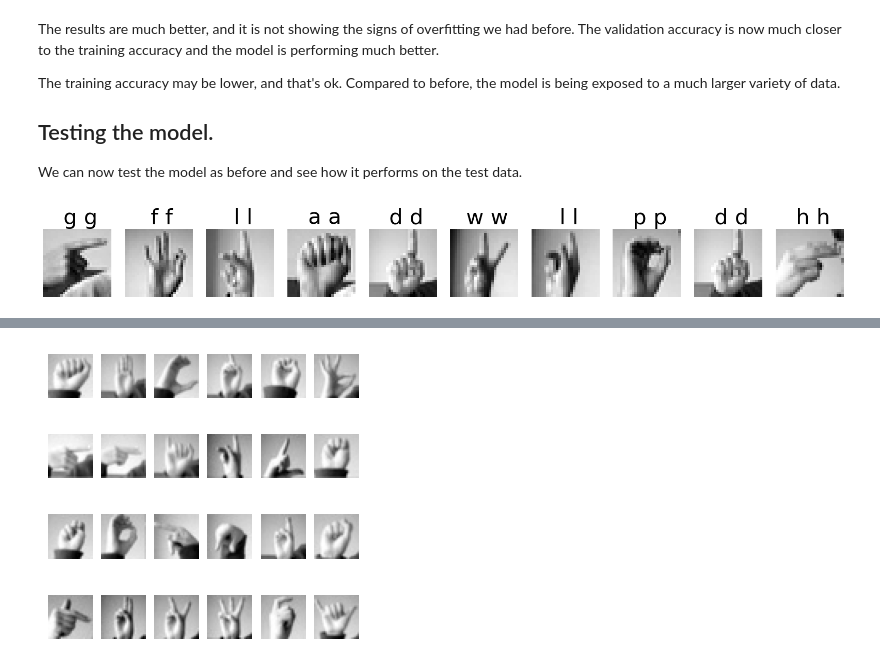
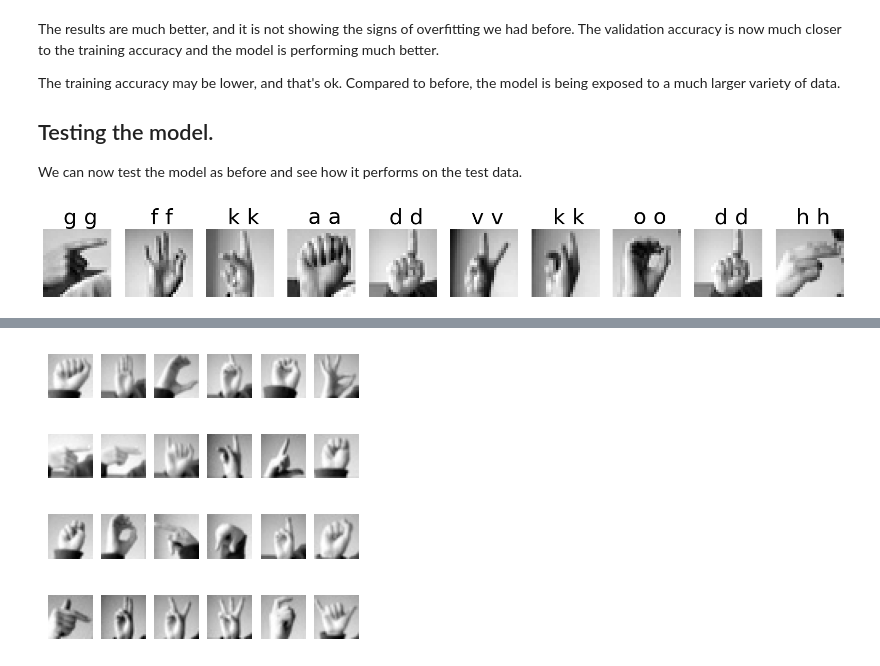
Before and after one commit to NCCA/SEForMedia, a Jupyter notebook: ASL/ASLPart3DataAugmentation.ipynb, the cells around one changed output, grey strips where cells are left out. Saved outputs shown, nothing was run; the diff lists cells and outputs as text; code cells hidden in the pictures.

```diff
--- a/ASL/ASLPart3DataAugmentation.ipynb
+++ b/ASL/ASLPart3DataAugmentation.ipynb
@@ -124,7 +124,7 @@ class ConvBlock(nn.Module):
 The forward method just needs to be updated to use the class variables that we have created, so it will evaluate the same as before.
 # %%
 flattened_img_size = 75 * 3 * 3
-N_CLASSES = 24
+N_CLASSES = 25
 # Input 1 x 28 x 28
 model = nn.Sequential(
     ConvBlock(IMAGE_CHANNELS, 25, 0), # 25 x 14 x 14
@@ -389,22 +389,22 @@ torch.save(model.state_dict(), "asl_model.pth")
 torch.save(model, "asl_model_full.pth")
 # %%
 model.eval()
-alphabet = "abcdefghiklmnopqrstuvwxy"
+alphabet = "abcdefghijklmnopqrstuvwxy"
 with torch.no_grad():
     # Get a batch of validation data
     # plot the image and the label
     x, y = next(iter(valid_loader))
     output = model(x)
     pred = output.argmax(dim=1, keepdim=True)
     num_images = 10
     plt.figure(figsize=(20, 20))
     for i in range(num_images):
         plt.subplot(1, num_images, i + 1)
         plt.title(f" {alphabet[y[i].item()]} {alphabet[pred[i].item()]}", fontdict={"fontsize": 30})
         plt.axis("off")
         plt.imshow(x[i].cpu().numpy().reshape(28, 28), cmap="gray")
 # %% [output]
-[figure, old version]
+[figure, new version]
 # %% [markdown]
 # More Testing
 
```
Also changed, not shown: parts of 7 cells of this notebook, 2 other files.
